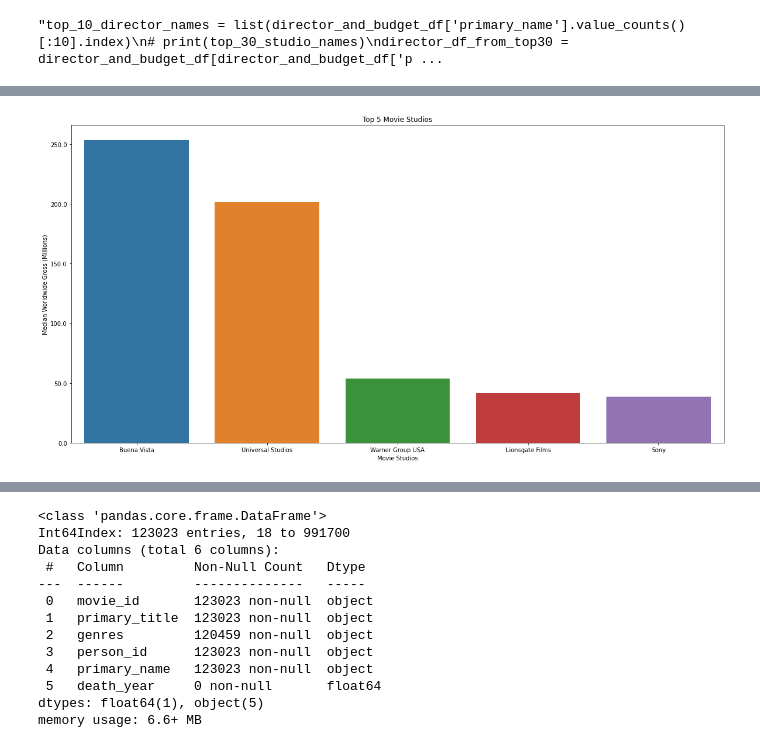
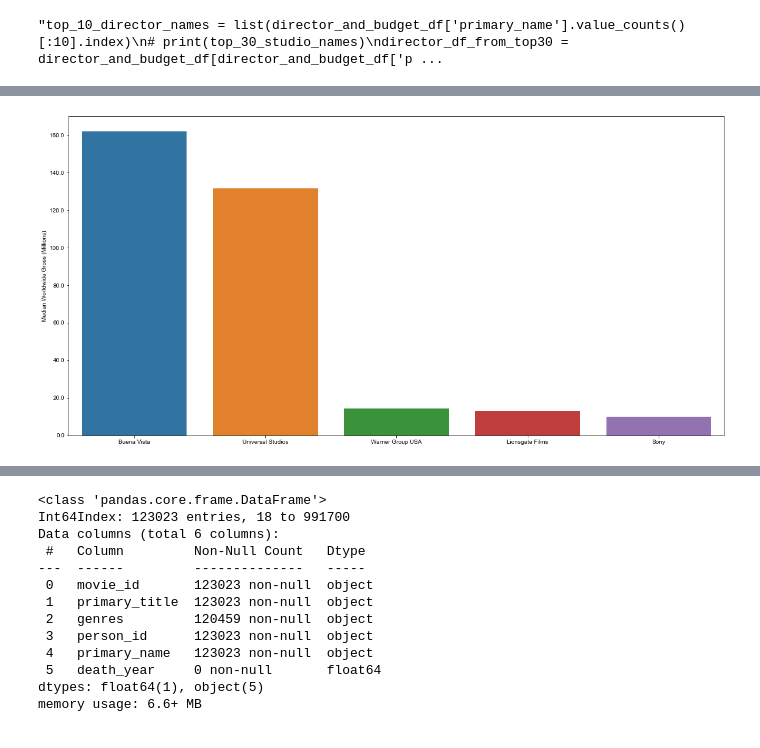
Before and after one commit to jlombino/dsc-phase-1-project-v2-4, a Jupyter notebook: Peter's Checkpoint.ipynb, the cells around one changed output, grey strips where cells are left out. Drawn from its saved outputs; the diff is of its cells as text; code cells hidden in the pictures.

Commit message:
Adjusted some graph formatting

```diff
--- a/Peter's Checkpoint.ipynb
+++ b/Peter's Checkpoint.ipynb
@@ -237,6 +237,7 @@ director_df_from_top30.head()
 "top_10_director_names = list(director_and_budget_df['primary_name'].value_counts()[:10].index)\n# print(top_30_studio_names)\ndirector_df_from_top30 = director_and_budget_df[director_and_budget_df['p ...
 # %%
 studio_means = movies_df_from_top30.groupby('studio').mean().sort_values('clean_worldwide',ascending=False)
+studio_median = movies_df_from_top30.groupby('studio').median().sort_values('clean_worldwide',ascending=False)
 # %%
 # director_means = director_df_from_top30.groupby('primary_name').mean().sort_values('clean_worldwide',ascending=False)
 # %%
@@ -263,11 +264,13 @@ Index(['IFC', 'Magn.', 'Eros', 'SPC', 'Strand', 'KL', 'WGUSA', 'CJ', 'CL',
 # %%
 fig, ax = plt.subplots(figsize =(20,10))
 
 
-sns.barplot(x = ['Buena Vista', 'Universal Studios', 'Warner Group USA', 'Lionsgate Films', 'Sony'], y =studio_means['clean_worldwide'][:5])
+sns.barplot(x = ['Buena Vista', 'Universal Studios', 'Warner Group USA', 'Lionsgate Films', 'Sony'], y =studio_median['clean_worldwide'][:5])
+sns.set_theme(context = 'talk',style='whitegrid')
 fig.patch.set_facecolor('xkcd:white')
-ax.set(xlabel = 'Movie Studios', title = 'Top 5 Movie Studios')
+# ax.set_xlabel('Movie Studios')
+# ax.set_title('Top 5 Movie Studios', fontsize = 32)
 ax.set_ylabel('Median Worldwide Gross (Millions)')
 ax.set_yticklabels(ax.get_yticks()//1000000);
 # %% [output]
-[figure, old version]
+[figure, new version]
```
Also changed, not shown: parts of 4 cells of this notebook.
